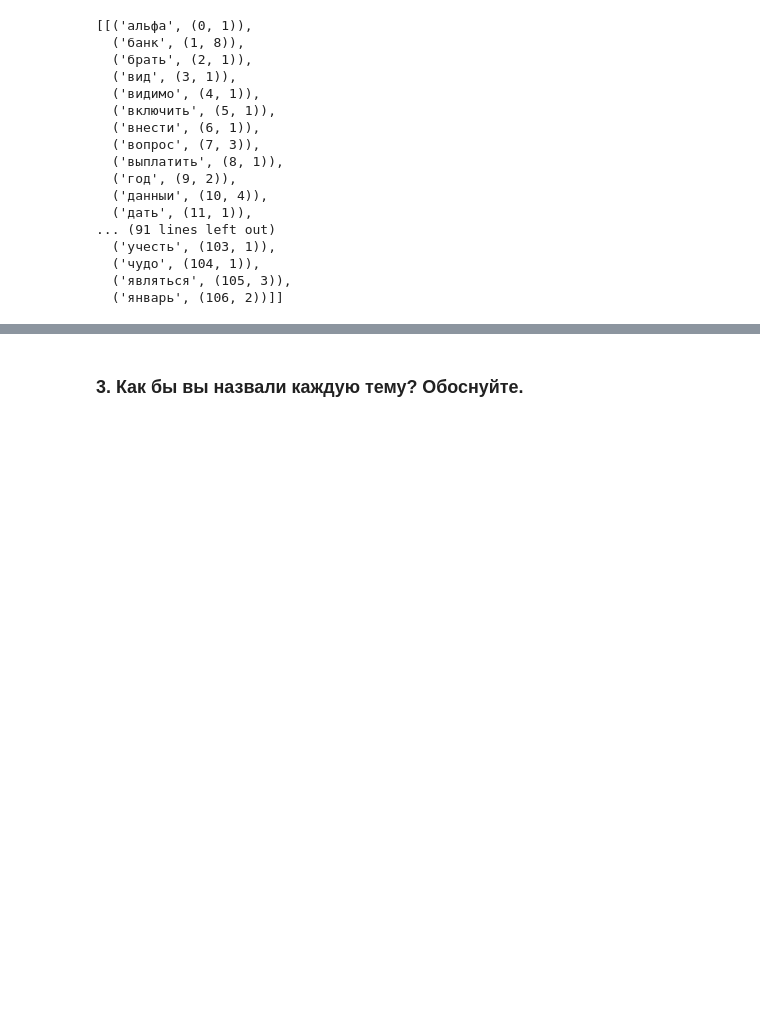
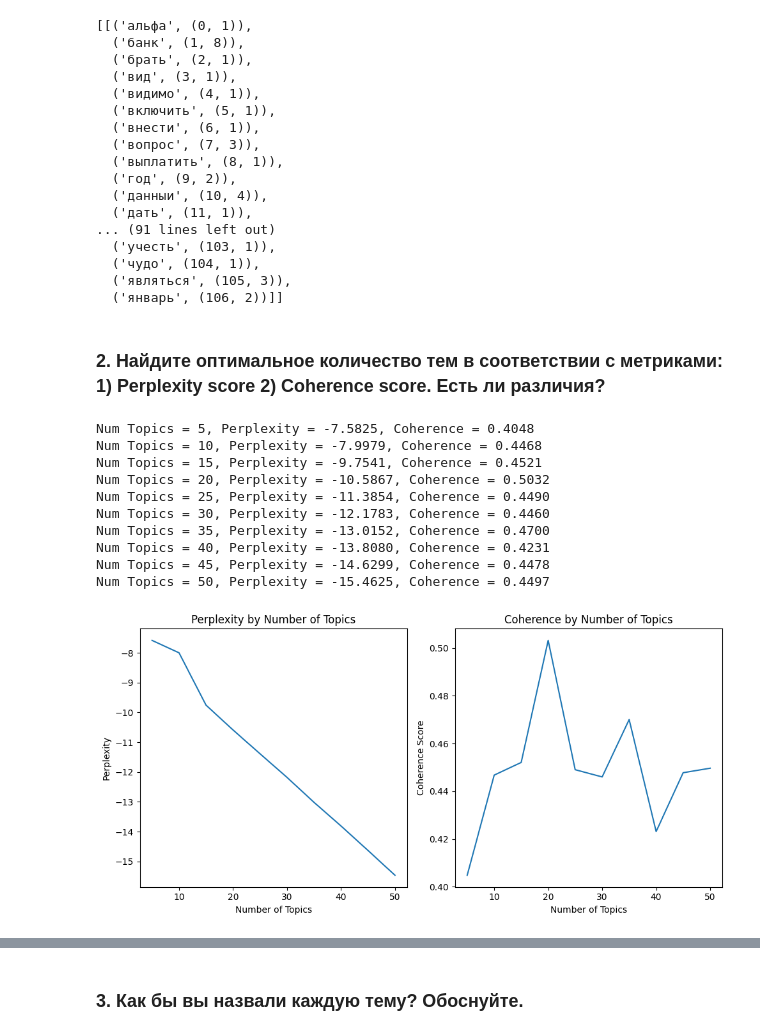
Before and after one commit to FoggySmile/NLP_labs, a Jupyter notebook: src/lab3.ipynb, the cells around one changed output, grey strips where cells are left out. Cells and saved outputs as stored; diff of their text form; code cells hidden in the pictures; blank space fills up the shorter version.

```diff
--- a/src/lab3.ipynb
+++ b/src/lab3.ipynb
@@ -130,10 +132,12 @@ len(corpus)
 # %%
 lda_model = gensim.models.ldamodel.LdaModel(corpus=corpus,
                                            id2word=id2word,
-                                           num_topics=15,
+                                           num_topics=10,
                                            random_state=100,
                                            update_every=1,
                                            chunksize=100,
                                            passes=10,
                                            alpha='auto',
                                            per_word_topics=True)
+# %% [markdown]
+### 2. Найдите оптимальное количество тем в соответствии с метриками: 1) Perplexity score 2) Coherence score. Есть ли различия?
@@ -139,0 +146,58 @@ lda_model = gensim.models.ldamodel.LdaModel(corpus=corpus,
+# %%
+# Диапазон количества тем для исследования
+topics_range = range(5, 51, 5)
+
+# Сохраняем значения метрик для каждой модели
+coherence_values = []
+perplexity_values = []
+
+for num_topics in topics_range:
+    lda_model = gensim.models.ldamodel.LdaModel(corpus=corpus,
+                                                id2word=id2word,
+                                                num_topics=num_topics,
+                                                random_state=100,
+                                                update_every=1,
+                                                chunksize=100,
+                                                passes=10,
+                                                alpha='auto',
+                                                per_word_topics=True)
+
+    # Вычисляем перплексию
+    perplexity = lda_model.log_perplexity(corpus)
+    perplexity_values.append(perplexity)
+
+    # Вычисляем когерентность
+    coherence_model_lda = CoherenceModel(model=lda_model, texts=texts, dictionary=id2word, coherence='c_v')
+    coherence_lda = coherence_model_lda.get_coherence()
+    coherence_values.append(coherence_lda)
+
+    print(f"Num Topics = {num_topics}, Perplexity = {perplexity:.4f}, Coherence = {coherence_lda:.4f}")
+
+
+plt.figure(figsize=(10,5))
+plt.subplot(1, 2, 1)
+plt.plot(topics_range, perplexity_values)
+plt.title("Perplexity by Number of Topics")
+plt.xlabel("Number of Topics")
+plt.ylabel("Perplexity")
+
+plt.subplot(1, 2, 2)
+plt.plot(topics_range, coherence_values)
+plt.title("Coherence by Number of Topics")
+plt.xlabel("Number of Topics")
+plt.ylabel("Coherence Score")
+
+plt.tight_layout()
+plt.show()
+# %% [output]
+Num Topics = 5, Perplexity = -7.5825, Coherence = 0.4048
+Num Topics = 10, Perplexity = -7.9979, Coherence = 0.4468
+Num Topics = 15, Perplexity = -9.7541, Coherence = 0.4521
+Num Topics = 20, Perplexity = -10.5867, Coherence = 0.5032
+Num Topics = 25, Perplexity = -11.3854, Coherence = 0.4490
+Num Topics = 30, Perplexity = -12.1783, Coherence = 0.4460
+Num Topics = 35, Perplexity = -13.0152, Coherence = 0.4700
+Num Topics = 40, Perplexity = -13.8080, Coherence = 0.4231
+Num Topics = 45, Perplexity = -14.6299, Coherence = 0.4478
+Num Topics = 50, Perplexity = -15.4625, Coherence = 0.4497
+[figure, added]
```
Also changed, not shown: parts of 18 cells of this notebook.
